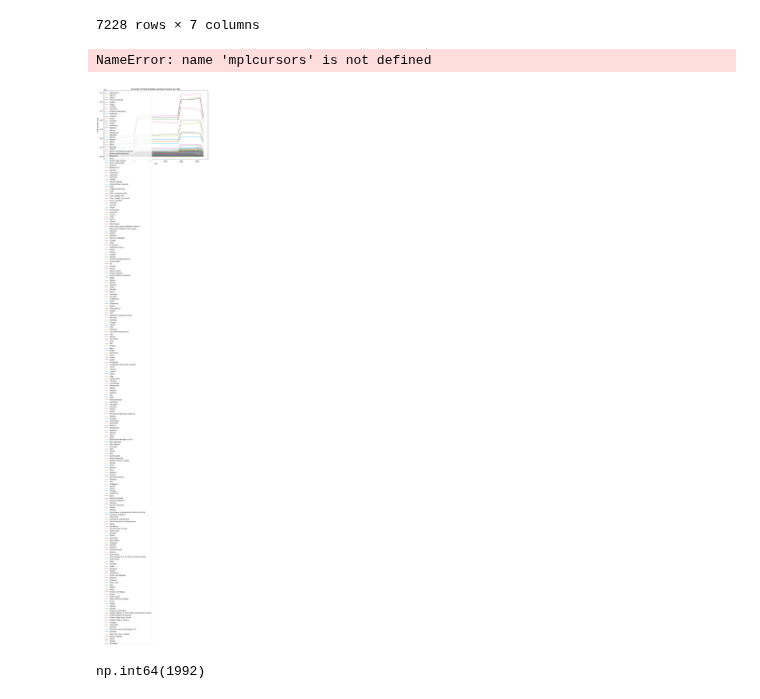
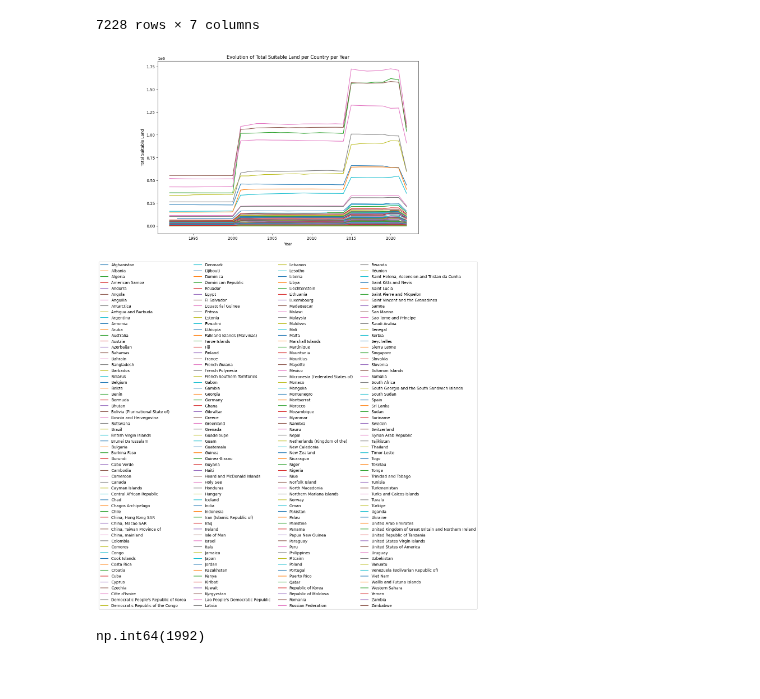
Before and after one commit to ZeliaDec/DataScience, a Jupyter notebook: Data_Notebook.ipynb, the cells around one changed output. Drawn from its saved outputs; the diff is of its cells as text; code cells hidden in the pictures.

```diff
--- a/Data_Notebook.ipynb
+++ b/Data_Notebook.ipynb
@@ -831,32 +831,26 @@ pivoted_suitable_land
 | 7227 | Zimbabwe | 2022 | ZWE | 34021.20 | 15339.97 | 12683.84 | 62045.01 |
 7228 rows × 7 columns
 # %%
-#import mplcursors
-
 plt.figure(figsize=(12, 8))
 
 # Iterate through each country and plot its data
 for country in pivoted_suitable_land['Area'].unique():
     country_data = pivoted_suitable_land[pivoted_suitable_land['Area'] == country]
     line, = plt.plot(country_data['Year'], country_data['Total Suitable Land'], label=country)
 
 # Add labels and title
 plt.xlabel('Year')
 plt.ylabel('Total Suitable Land')
 plt.title('Evolution of Total Suitable Land per Country per Year')
 plt.legend()
 
-# Add interactive cursor
-cursor = mplcursors.cursor(hover=True)
-cursor.connect("add", lambda sel: sel.annotation.set_text(sel.artist.get_label()))
 
 # Add legend at the bottom with multiple columns
 plt.legend(loc='upper center', bbox_to_anchor=(0.5, -0.15), ncol=4)
 
 plt.show()
 # %% [output]
-NameError: name 'mplcursors' is not defined
-[figure, old version]
+[figure, new version]
 # %%
 pivoted_suitable_land["Year"].min()
 # %% [output]
```
Also changed, not shown: parts of 2 cells of this notebook, 2 other files.
